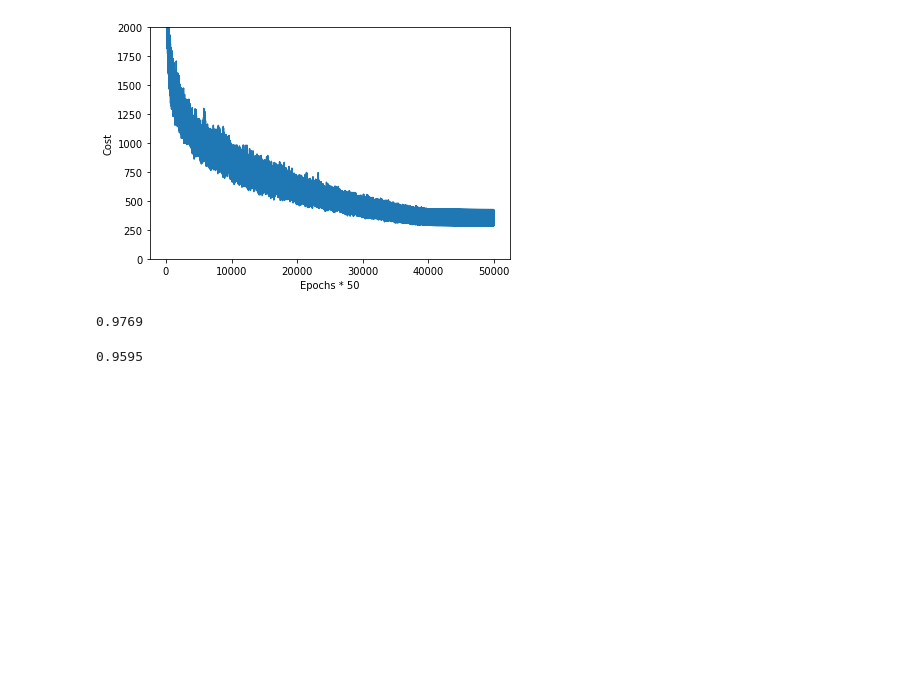
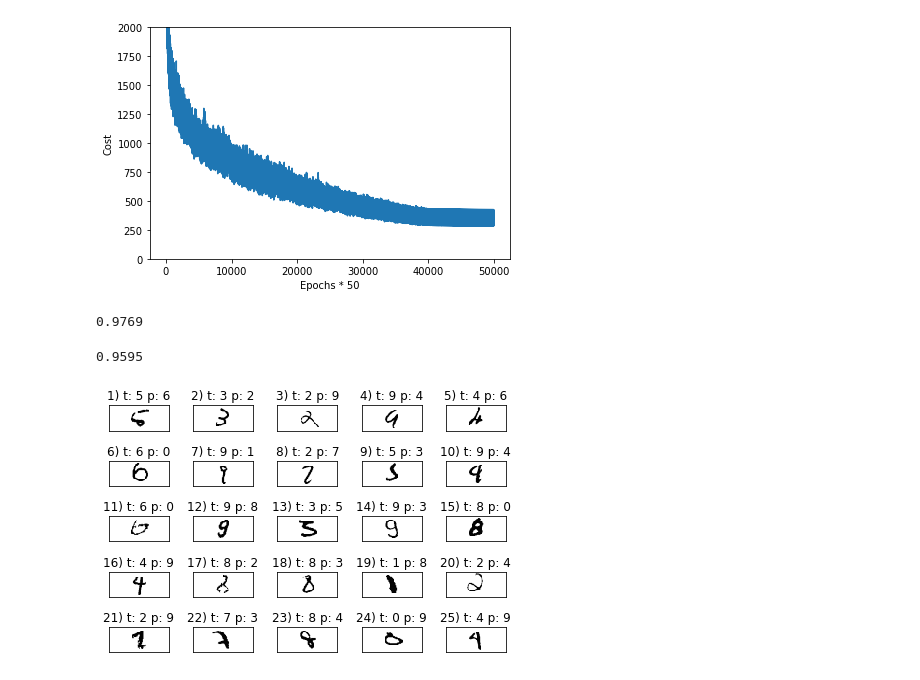
Before and after one commit to Super-Louis/mnist_recognition, a Jupyter notebook: model/mnist_recognition.ipynb, the cells around one changed output. Drawn from its saved outputs; the diff is of its cells as text; code cells hidden in the pictures; blank space fills up the shorter version.

```diff
--- a/model/mnist_recognition.ipynb
+++ b/model/mnist_recognition.ipynb
@@ -68,8 +69,25 @@ print(acc)
 # %% [output]
 0.9769
 # %%
-y_test_pred = nn.predict(X_test)
+y_test_pred = model.predict(X_test)
 acc = np.sum(y_test==y_test_pred, axis=0)/X_test.shape[0]
 print(acc)
 # %% [output]
 0.9595
+# %%
+import matplotlib.pyplot as plt
+miscl_img = X_test[y_test!=y_test_pred][:25]
+correct_lab = y_test[y_test != y_test_pred][:25]
+miscl_lab = y_test_pred[y_test != y_test_pred][:25]
+fig, ax = plt.subplots(nrows=5, ncols=5, sharex=True, sharey=True)
+ax = ax.flatten()
+for i in range(25):
+    img = miscl_img[i].reshape(28,28) # 转化为28*28的矩阵
+    ax[i].imshow(img, cmap='Greys', interpolation='nearest')
+    ax[i].set_title('%d) t: %d p: %d' % (i+1, correct_lab[i], miscl_lab[i]))
+ax[0].set_xticks([])
+ax[0].set_yticks([])
+plt.tight_layout()
+plt.show()
+# %% [output]
+[figure, added]
```
Also changed, not shown: parts of 1 cell of this notebook, 1 other file.
